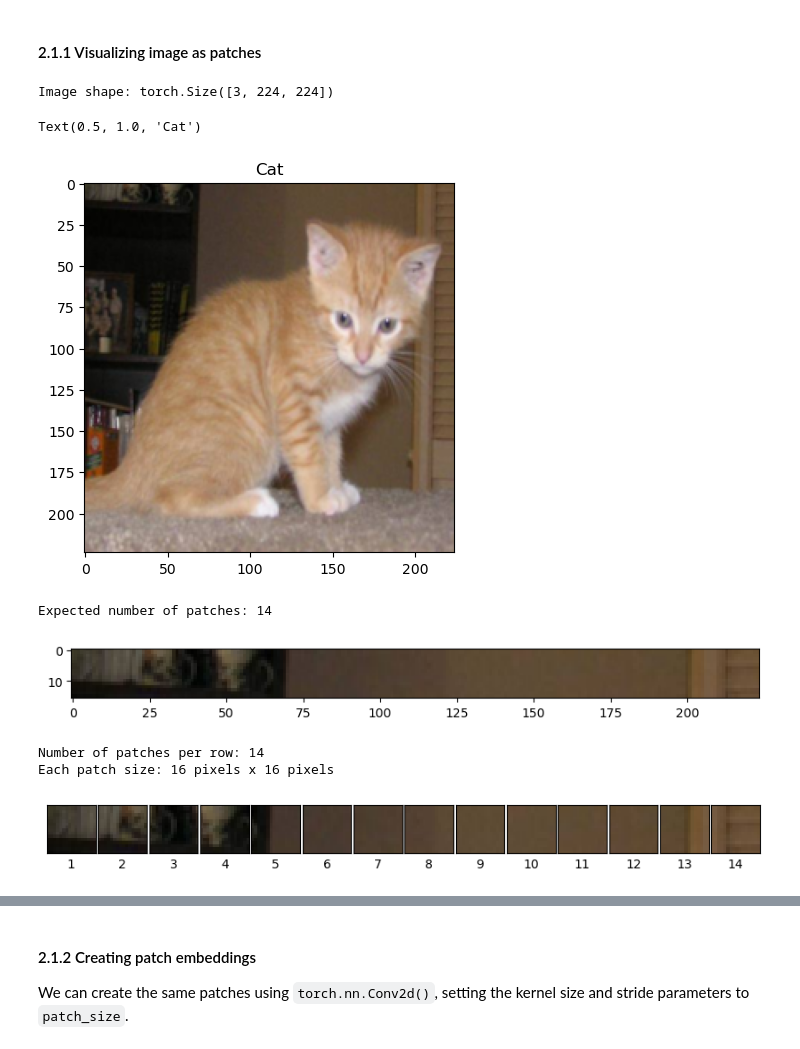
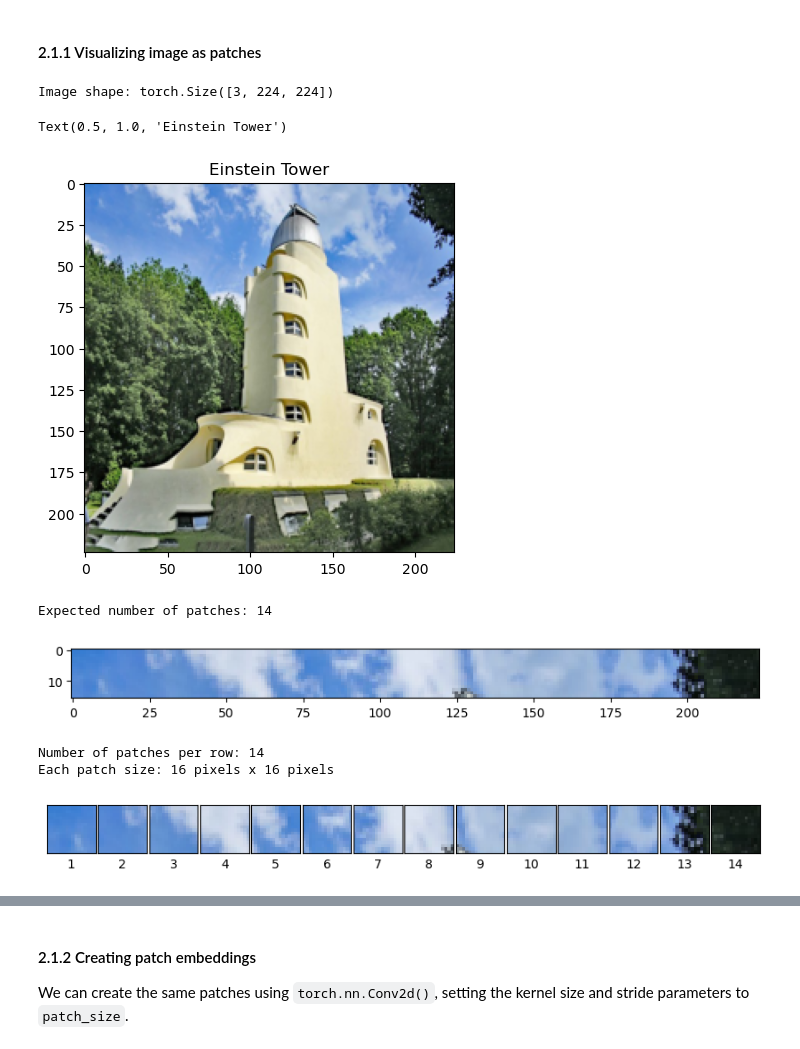
Before and after one commit to Adeniyilowee/Vision-Transformer-Workshop, a Jupyter notebook: 3. Vision Transformer.ipynb, the cells around one changed output, grey strips where cells are left out. Cells and saved outputs as stored; diff of their text form; code cells hidden in the pictures.

```diff
--- a/3. Vision Transformer.ipynb
+++ b/3. Vision Transformer.ipynb
@@ -170,17 +170,17 @@ Output shape: (196, 768) -> (number_of_patches, embedding_dimension)
 # %% [markdown]
 #### 2.1.1 Visualizing image as patches
 # %%
-img = Image.open('images/test_image.jpg')
+img = Image.open('images/Einstein-tower.jpeg')
 image = data_transform(img)
 
-label = ['Cat']
+label = ['Einstein Tower']
 print(f"Image shape: {image.shape}")
 plt.imshow(np.transpose(image, (1, 2, 0))) # image shape is [3, 224,224] (colour channels, height, width)
 plt.title(label[0])
 # %% [output]
 Image shape: torch.Size([3, 224, 224])
-Text(0.5, 1.0, 'Cat')
+Text(0.5, 1.0, 'Einstein Tower')
-[figure, old version]
+[figure, new version]
 # %%
 image_permuted = image.permute(1, 2, 0) # convert image to (H, W, C) dimension
 
@@ -194,7 +194,7 @@ plt.figure(figsize=(10,10))
 plt.imshow(image_permuted[:patch_size, :, :]);
 # %% [output]
 Expected number of patches: 14
-[figure, old version]
+[figure, new version]
 # %%
 # Visualizing slice of patches
 img_size = 224
@@ -223,7 +223,7 @@ for i, patch in enumerate(range(0, img_size, patch_size)):
 # %% [output]
 Number of patches per row: 14
 Each patch size: 16 pixels x 16 pixels
-[figure, old version]
+[figure, new version]
 # %%
 # Visualizing all patches
 img_size = 224
```
Also changed, not shown: parts of 11 cells of this notebook.
